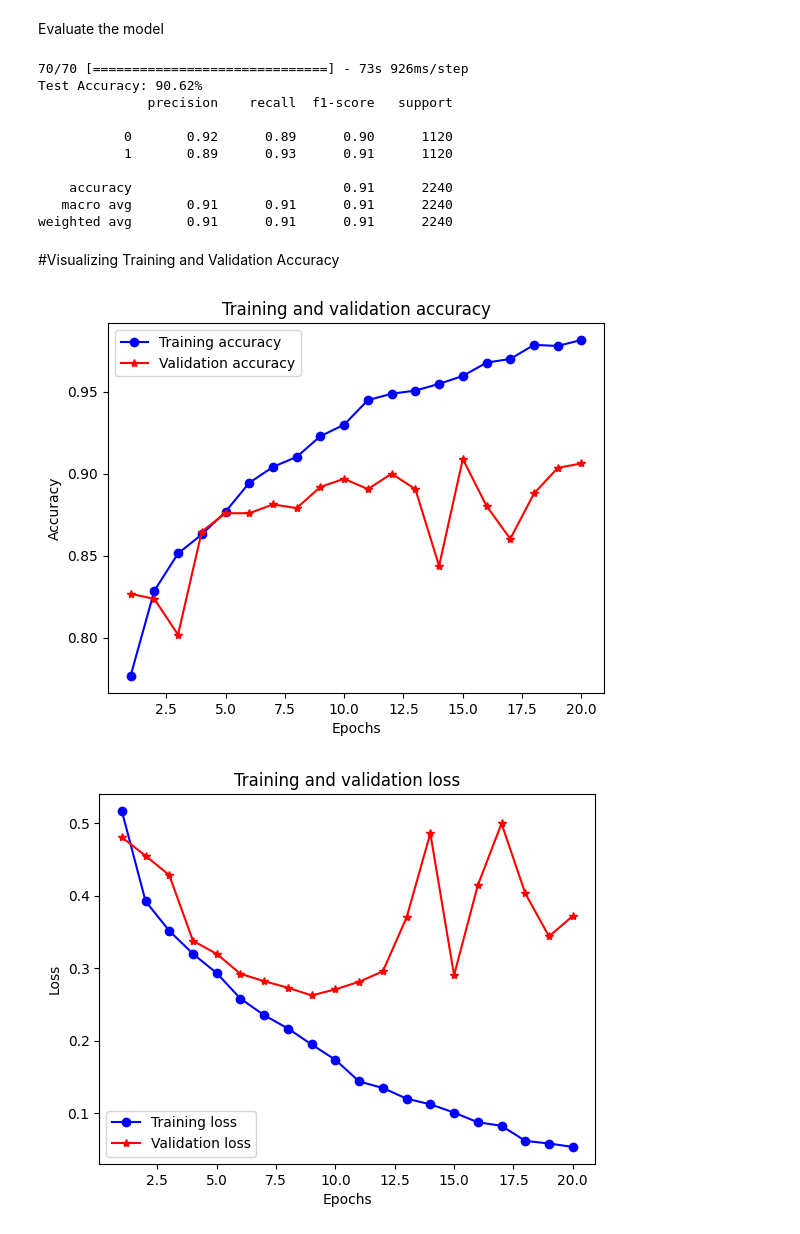
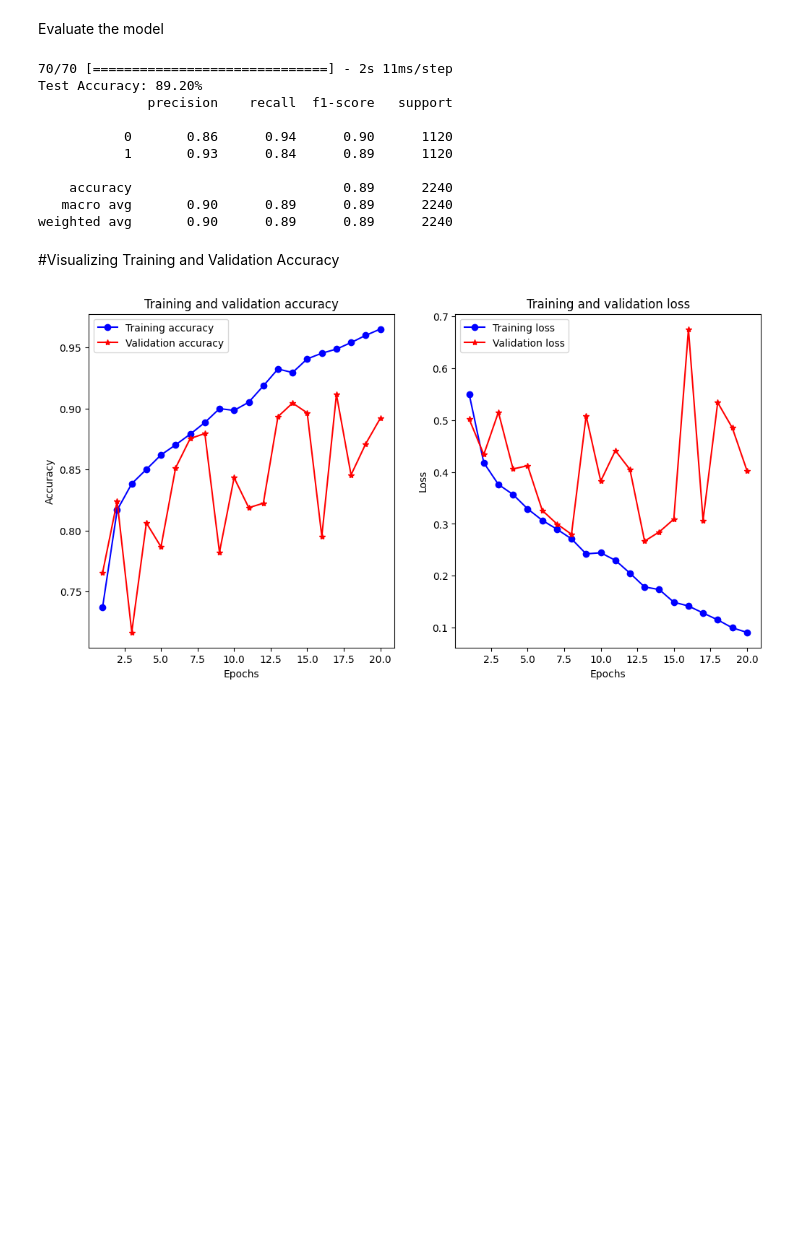
Before and after one commit to Robinjean/Project_Covid19_Fake_news_detection_using_RNN_LSTM_GRU_transformers, a Jupyter notebook: GRUProject_Covid19_fake_news_detection_using_GRU_classification.ipynb, the cells around one changed output. Cells and saved outputs as stored; diff of their text form; code cells hidden in the pictures; blank space fills up the shorter version.

```diff
--- a/GRUProject_Covid19_fake_news_detection_using_GRU_classification.ipynb
+++ b/GRUProject_Covid19_fake_news_detection_using_GRU_classification.ipynb
@@ -303,7 +303,7 @@ plt.show()
 # %% [output]
 [figure]
 # %%
-max_seq_length = 200
+max_seq_length = 150
 padded_seq = pad_sequences(sequences, maxlen =  max_seq_length, padding = 'post', truncating = 'post')
 # %%
 #create embedding index
@@ -413,10 +408,11 @@ complex_gru_model = Sequential([
     Embedding(input_dim=vocab_size+1, output_dim=100, weights=[embedding_matrix], trainable=False),
     Bidirectional(GRU(256, return_sequences=True)),
     BatchNormalization(),
-    Dropout(0.4),
+    Dropout(0.5),
     Bidirectional(GRU(128)),
     BatchNormalization(),
-    Dropout(0.4),
+    Dropout(0.5),
+    Dense(128, activation='relu'),
     Dense(1, activation='sigmoid')
 ])
 # %%
@@ -489,49 +485,50 @@ print(f"Test Accuracy: {accuracy * 100:.2f}%")
 # Print classification report
 print(classification_report(y_test, y_pred))
 # %% [output]
-70/70 [==============================] - 73s 926ms/step
-Test Accuracy: 90.62%
+70/70 [==============================] - 2s 11ms/step
+Test Accuracy: 89.20%
               precision    recall  f1-score   support
 
-           0       0.92      0.89      0.90      1120
-           1       0.89      0.93      0.91      1120
+           0       0.86      0.94      0.90      1120
+           1       0.93      0.84      0.89      1120
 
-    accuracy                           0.91      2240
-   macro avg       0.91      0.91      0.91      2240
-weighted avg       0.91      0.91      0.91      2240
+    accuracy                           0.89      2240
+   macro avg       0.90      0.89      0.89      2240
+weighted avg       0.90      0.89      0.89      2240
 # %% [markdown]
 #Visualizing Training and Validation Accuracy
 # %%
 import matplotlib.pyplot as plt
 
 # history is the History object returned by model.fit()
 history_dict = history_gru.history
 acc = history_dict['accuracy']
 val_acc = history_dict['val_accuracy']
 loss = history_dict['loss']
 val_loss = history_dict['val_loss']
 
 epochs = range(1, len(acc) + 1)
 
 # Plot training and validation accuracy
-#plt.figure(figsize=(10, 8))
+plt.figure(figsize=(12, 6))
+plt.subplot(1, 2, 1)
 plt.plot(epochs, acc, 'bo-', label='Training accuracy')
 plt.plot(epochs, val_acc, 'r*-', label='Validation accuracy')
 plt.title('Training and validation accuracy')
 plt.xlabel('Epochs')
 plt.ylabel('Accuracy')
 plt.legend()
-plt.show()
 
 # Plot training and validation loss
-#plt.figure(figsize=(10, 8))
+plt.subplot(1, 2, 2)
 plt.plot(epochs, loss, 'bo-', label='Training loss')
 plt.plot(epochs, val_loss, 'r*-', label='Validation loss')
 plt.title('Training and validation loss')
 plt.xlabel('Epochs')
 plt.ylabel('Loss')
 plt.legend()
+
+
 plt.show()
 # %% [output]
-[figure, old version]
+[figure, new version]
-[figure, removed]
```
Also changed, not shown: parts of 4 cells of this notebook.
